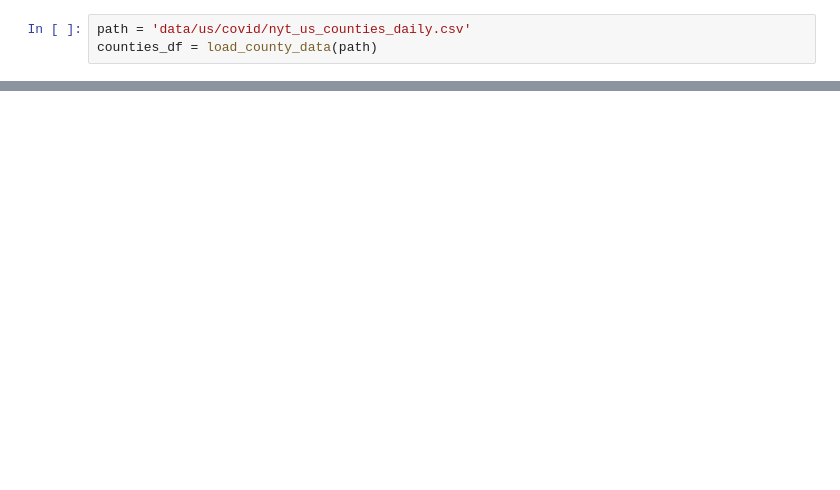
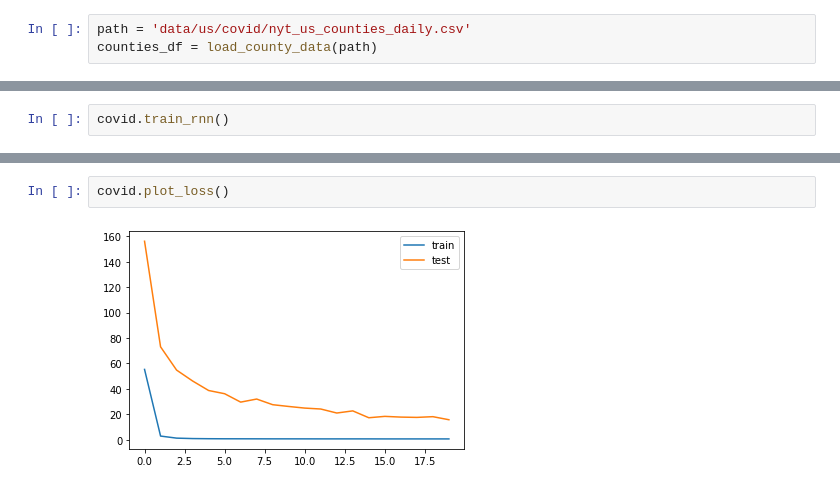
Before and after one commit to RachelShi0/two_and_a_half_cs_majors, a Jupyter notebook: RNN/RNN_US_minimal.ipynb, the cells around one changed output, grey strips where cells are left out. Cells and saved outputs as stored; diff of their text form; blank space fills up the shorter version.

```diff
--- a/RNN/RNN_US_minimal.ipynb
+++ b/RNN/RNN_US_minimal.ipynb
@@ -99,0 +33,2 @@ ValueError: x and y must have same first dimension, but have shapes (20,) and (2
+# %%
+covid.train_rnn()
@@ -99,0 +53,4 @@ ValueError: x and y must have same first dimension, but have shapes (20,) and (2
+# %%
+covid.plot_loss()
+# %% [output]
+[figure, added]
```
Also changed, not shown: parts of 14 cells of this notebook, 1 other file.
